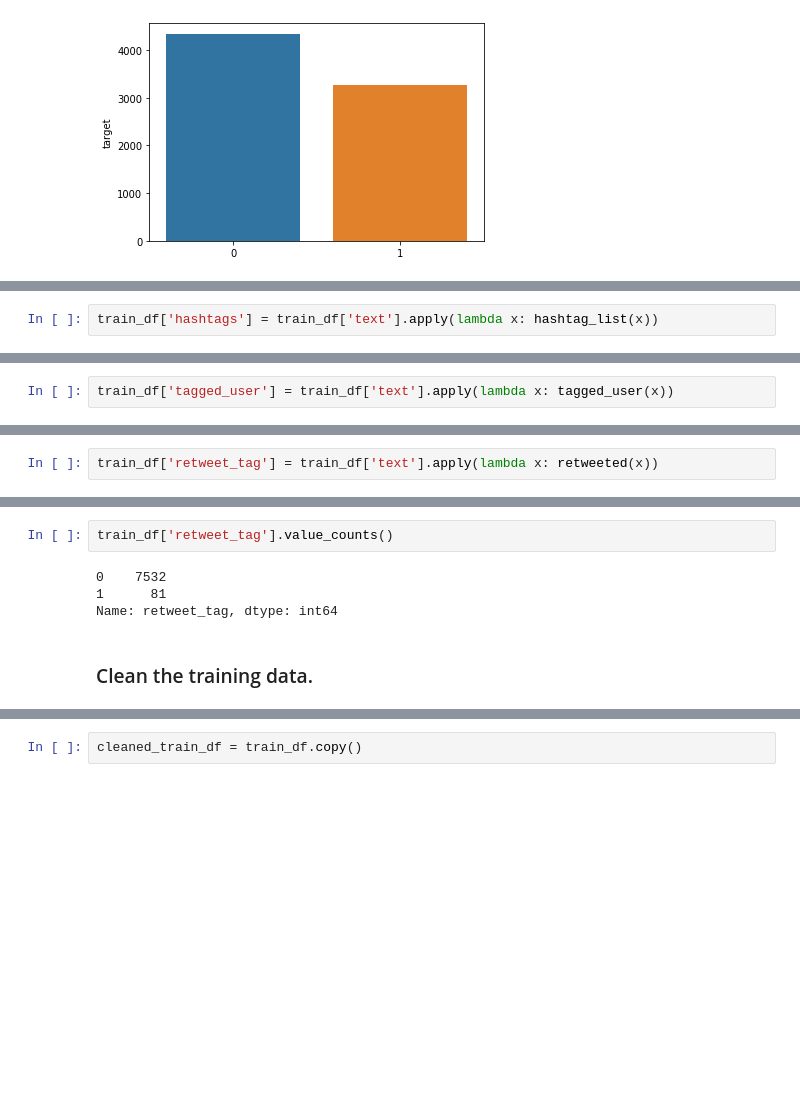
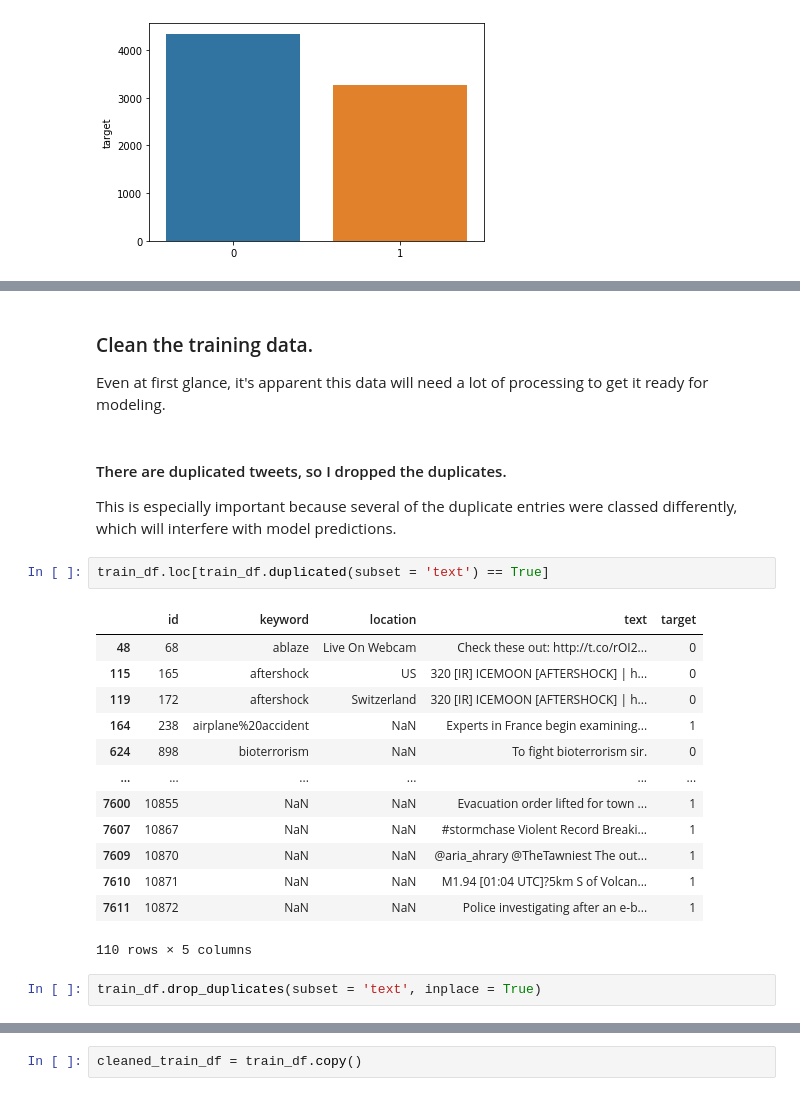
Before and after one commit to dwalkup/disaster_tweet_prediction, a Jupyter notebook: notebooks/disaster_tweet_data_processing.ipynb, the cells around one changed output, grey strips where cells are left out. Cells and saved outputs as stored; diff of their text form; blank space fills up the shorter version.

Commit message:
update comments in data processing notebook

```diff
--- a/notebooks/disaster_tweet_data_processing.ipynb
+++ b/notebooks/disaster_tweet_data_processing.ipynb
@@ -396,2 +370,0 @@ def hashtag_list(text):
-# %%
-train_df['hashtags'] = train_df['text'].apply(lambda x: hashtag_list(x))
@@ -430,2 +370,0 @@ def tagged_user(text):
-# %%
-train_df['tagged_user'] = train_df['text'].apply(lambda x: tagged_user(x))
@@ -467,2 +370,0 @@ def retweeted(text):
-# %%
-train_df['retweet_tag'] = train_df['text'].apply(lambda x: retweeted(x))
@@ -478,8 +371,24 @@ train_df.head()
-# %%
-train_df['retweet_tag'].value_counts()
-# %% [output]
-0    7532
-1      81
-Name: retweet_tag, dtype: int64
-# %% [markdown]
-### Clean the training data.
+# %% [markdown]
+### Clean the training data.
+Even at first glance, it's apparent this data will need a lot of processing to get it ready for modeling.
+# %% [markdown]
+#### There are duplicated tweets, so I dropped the duplicates.
+This is especially important because several of the duplicate entries were classed differently, which will interfere with model predictions.
+# %%
+train_df.loc[train_df.duplicated(subset = 'text') == True]
+# %% [output]
+|  | id | keyword | location | text | target |
+| 48 | 68 | ablaze | Live On Webcam | Check these out: http://t.co/rOI2... | 0 |
+| 115 | 165 | aftershock | US | 320 [IR] ICEMOON [AFTERSHOCK] | h... | 0 |
+| 119 | 172 | aftershock | Switzerland | 320 [IR] ICEMOON [AFTERSHOCK] | h... | 0 |
+| 164 | 238 | airplane%20accident | NaN | Experts in France begin examining... | 1 |
+| 624 | 898 | bioterrorism | NaN | To fight bioterrorism sir. | 0 |
+| ... | ... | ... | ... | ... | ... |
+| 7600 | 10855 | NaN | NaN | Evacuation order lifted for town ... | 1 |
+| 7607 | 10867 | NaN | NaN | #stormchase Violent Record Breaki... | 1 |
+| 7609 | 10870 | NaN | NaN | @aria_ahrary @TheTawniest The out... | 1 |
+| 7610 | 10871 | NaN | NaN | M1.94 [01:04 UTC]?5km S of Volcan... | 1 |
+| 7611 | 10872 | NaN | NaN | Police investigating after an e-b... | 1 |
+110 rows × 5 columns
+# %%
+train_df.drop_duplicates(subset = 'text', inplace = True)
```
Also changed, not shown: parts of 80 cells of this notebook.
